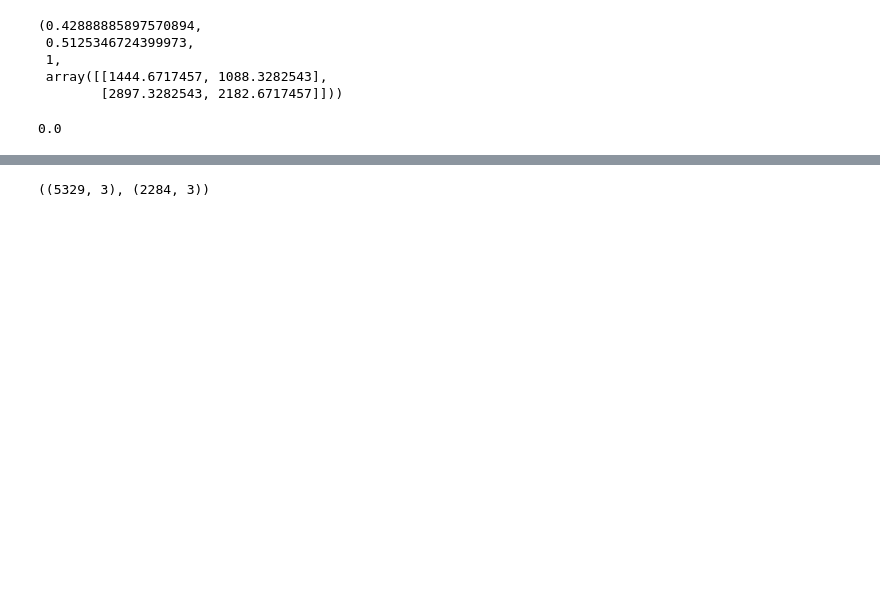
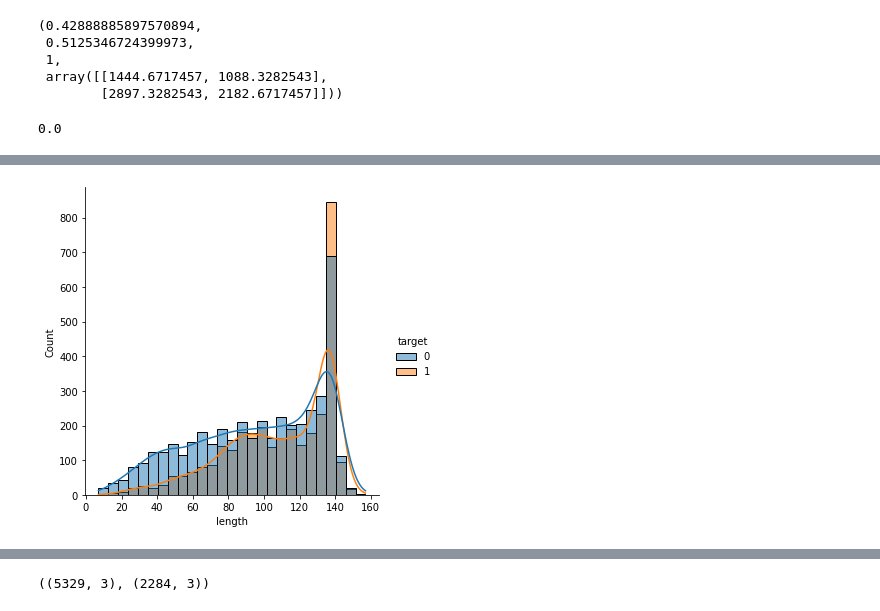
Before and after one commit to SmilesTigeR/statistical-analysis, a Jupyter notebook: Notebook/Disaster/Disaster.ipynb, the cells around one changed output, grey strips where cells are left out. Drawn from its saved outputs; the diff is of its cells as text; code cells hidden in the pictures; blank space fills up the shorter version.

```diff
--- a/Notebook/Disaster/Disaster.ipynb
+++ b/Notebook/Disaster/Disaster.ipynb
@@ -246,3 +295,6 @@ chi2_contingency(pd.crosstab(data_rescale['keyword'], data_rescale['target']), c
 # Not independent
 # %% [output]
 0.0
+# %%
+data['length'] = data['text'].apply(len)
+data.head()
@@ -248,0 +309,6 @@ chi2_contingency(pd.crosstab(data_rescale['keyword'], data_rescale['target']), c
+# %%
+sns.displot(data = data, x = 'length', hue = 'target', kde = True)
+plt.show()
+# Similar distribution
+# %% [output]
+[figure, added]
```
Also changed, not shown: parts of 93 cells of this notebook, 1 other file.
